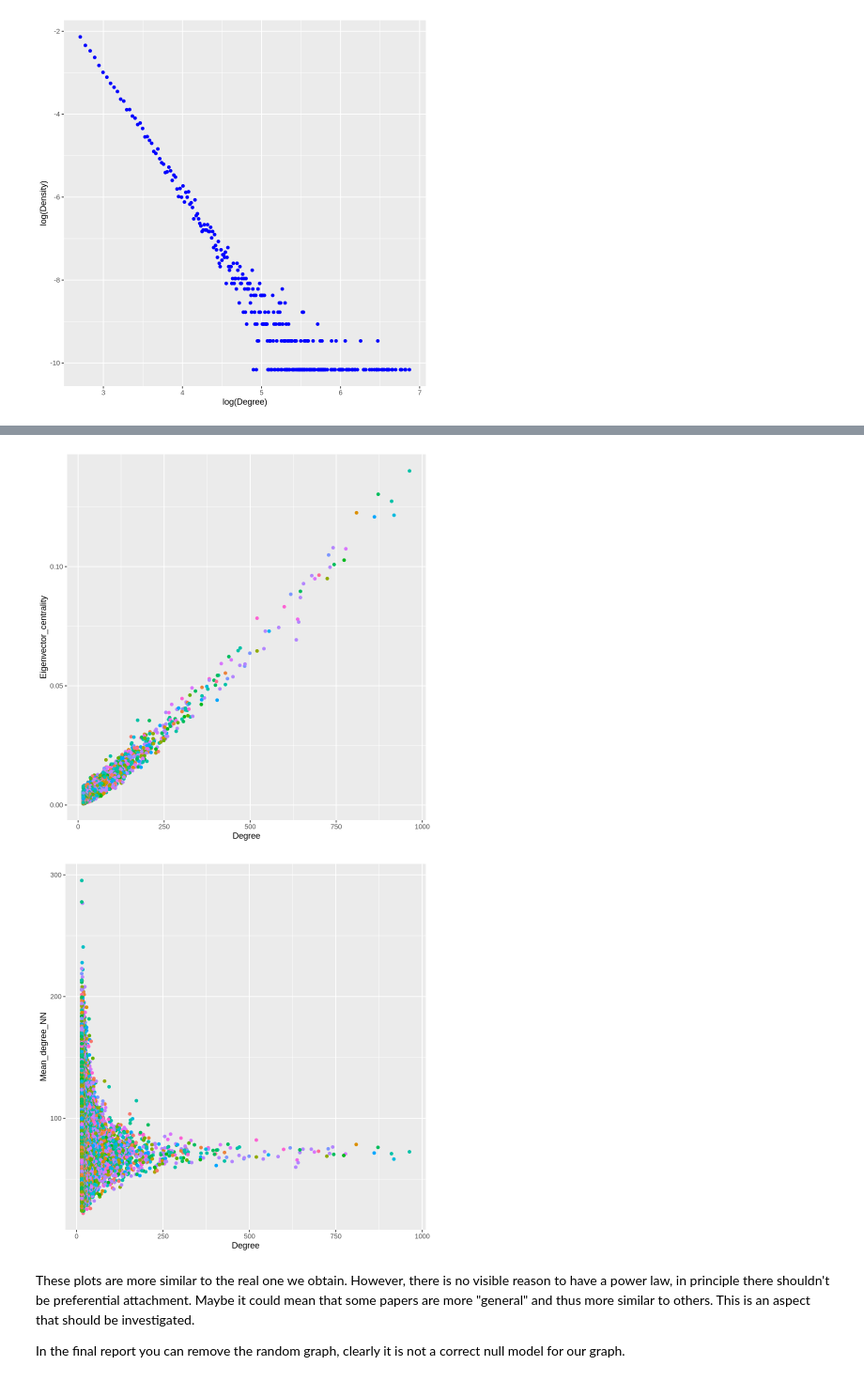
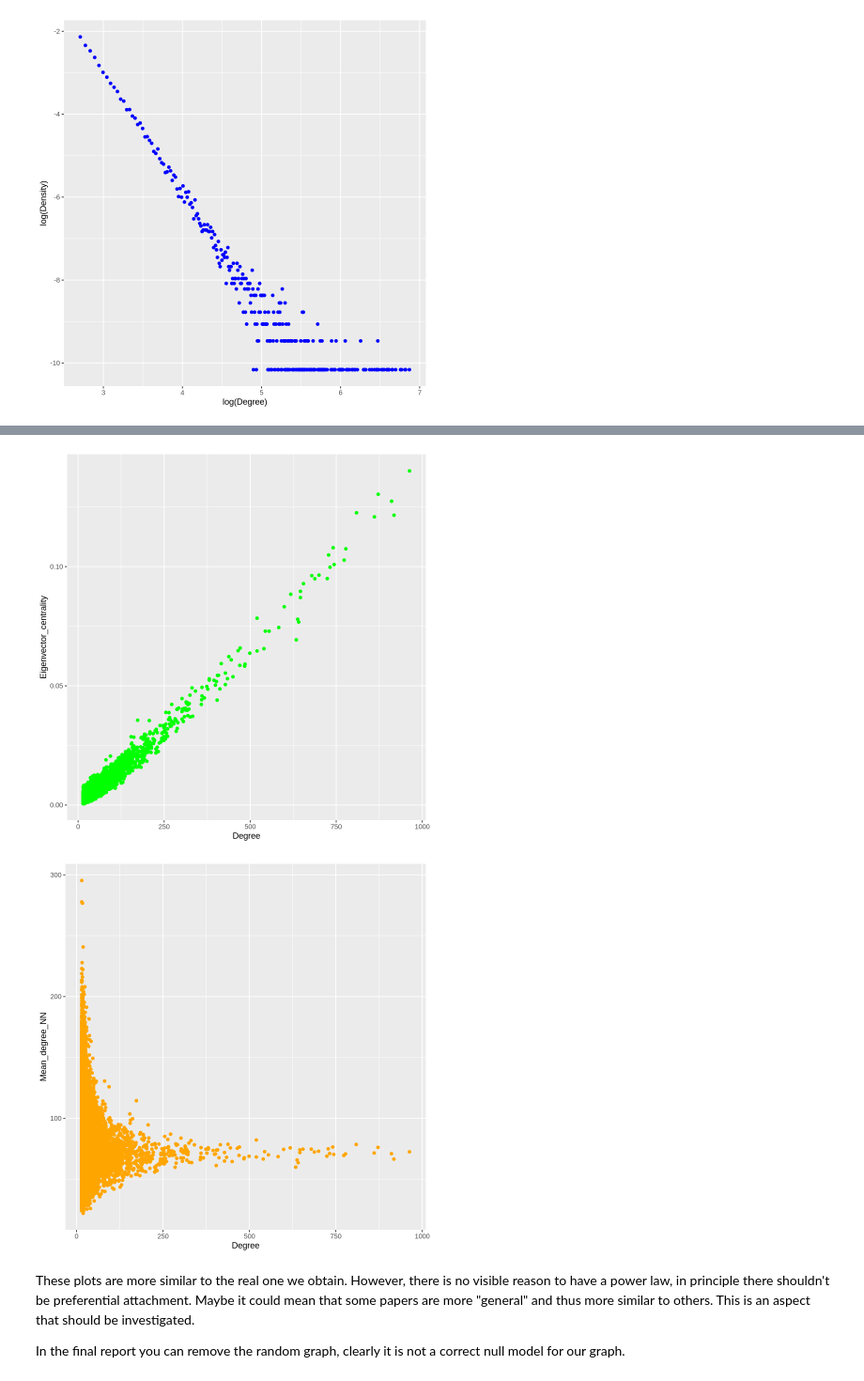
Before and after one commit to riccardo03-maker/Abstract_network, a Jupyter notebook: plots.ipynb, the cells around one changed output, grey strips where cells are left out. Shown at 94% size. Saved outputs shown, nothing was run; the diff lists cells and outputs as text; code cells hidden in the pictures.

```diff
--- a/plots.ipynb
+++ b/plots.ipynb
@@ -288,16 +244,14 @@ ggplot(data = centrality_measures, aes(x = Degree, y = Clustering_coefficient, c
 # %%
-ggplot(data = centrality_measures, aes(x = Degree, y = Eigenvector_centrality, color = Topic)) +
-    geom_point() +
-    theme(legend.position = "none")
+ggplot(data = centrality_measures, aes(x = Degree, y = Eigenvector_centrality)) +
+    geom_point(color = "green")
 # %% [output]
-[figure, old version]
+[figure, new version]
 # %%
 #knn
-ggplot(data = centrality_measures, aes(x = Degree, y = Mean_degree_NN, color = Topic)) +
-    geom_point() +
-    theme(legend.position = "none")
+ggplot(data = centrality_measures, aes(x = Degree, y = Mean_degree_NN)) +
+    geom_point(color = "orange")
 # %% [output]
-[figure, old version]
+[figure, new version]
 # %% [markdown]
 These plots are more similar to the real one we obtain. However, there is no visible reason to have a power law, in principle there shouldn't be preferential attachment. Maybe it could mean that some papers are more "general" and thus more similar to others. This is an aspect that should be investigated.
 
```
Also changed, not shown: parts of 23 cells of this notebook, 9 other files.
